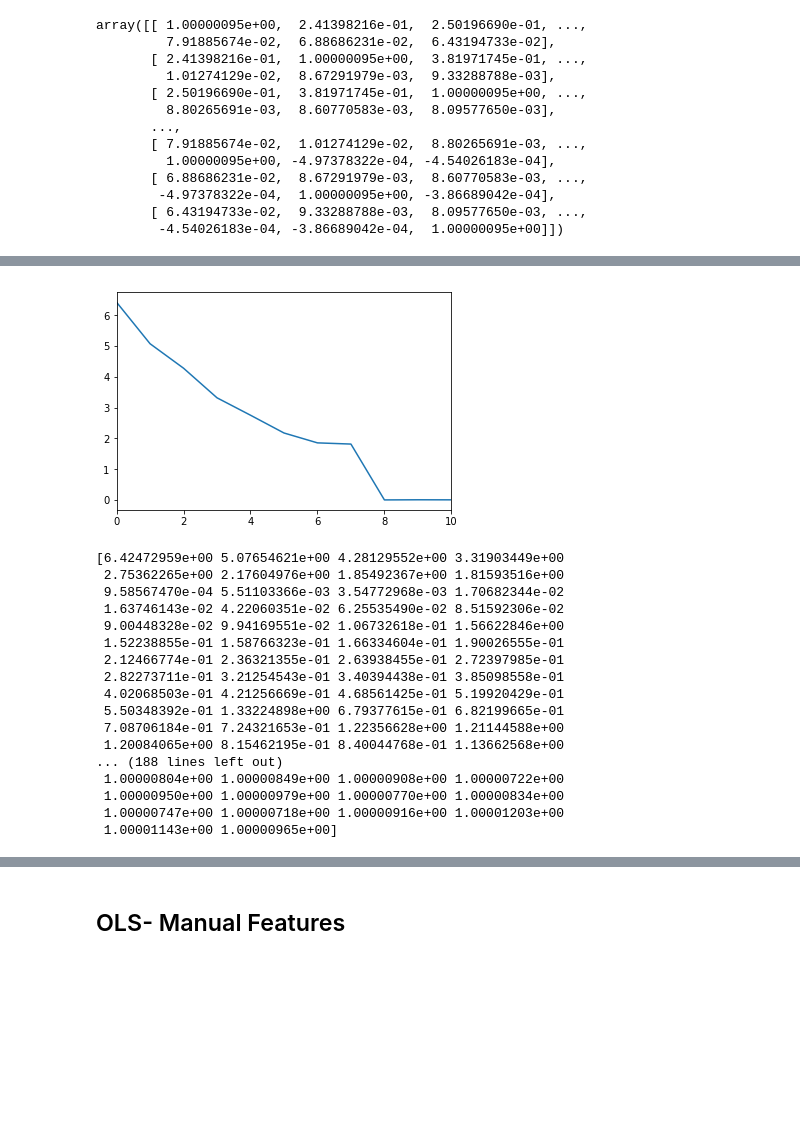
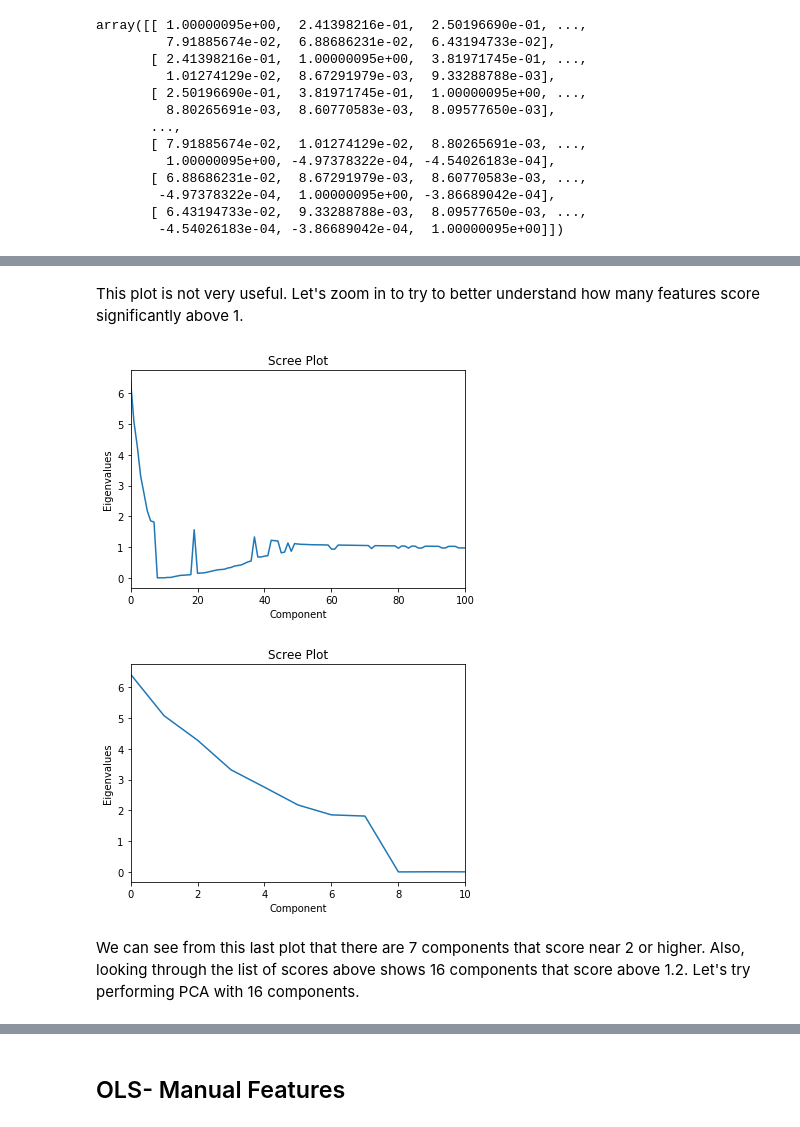
Before and after one commit to danehooker/Thinkful-Projects, a Jupyter notebook: Supervised Learning Capstone.ipynb, the cells around one changed output, grey strips where cells are left out. Cells and saved outputs as stored; diff of their text form; code cells hidden in the pictures; blank space fills up the shorter version.

```diff
--- a/Supervised Learning Capstone.ipynb
+++ b/Supervised Learning Capstone.ipynb
@@ -378,29 +394,27 @@ eig_val_cov, eig_vec_cov = np.linalg.eig(Cx)
+# %% [markdown]
+This plot is not very useful. Let's zoom in to try to better understand how many features score significantly above 1.
+# %%
+# print scree plot
+plt.plot(eig_val_cov)
+plt.xlim(0, 100)
+plt.ylabel('Eigenvalues')
+plt.xlabel('Component')
+plt.title('Scree Plot')
+plt.show()
+# %% [output]
+[figure, added]
 # %%
 # print scree plot
 plt.plot(eig_val_cov)
 plt.xlim(0, 10)
+plt.ylabel('Eigenvalues')
+plt.xlabel('Component')
+plt.title('Scree Plot')
 plt.show()
-
-print(eig_val_cov)
 # %% [output]
-[figure, old version]
+[figure, new version]
-[6.42472959e+00 5.07654621e+00 4.28129552e+00 3.31903449e+00
- 2.75362265e+00 2.17604976e+00 1.85492367e+00 1.81593516e+00
- 9.58567470e-04 5.51103366e-03 3.54772968e-03 1.70682344e-02
- 1.63746143e-02 4.22060351e-02 6.25535490e-02 8.51592306e-02
- 9.00448328e-02 9.94169551e-02 1.06732618e-01 1.56622846e+00
- 1.52238855e-01 1.58766323e-01 1.66334604e-01 1.90026555e-01
- 2.12466774e-01 2.36321355e-01 2.63938455e-01 2.72397985e-01
- 2.82273711e-01 3.21254543e-01 3.40394438e-01 3.85098558e-01
- 4.02068503e-01 4.21256669e-01 4.68561425e-01 5.19920429e-01
- 5.50348392e-01 1.33224898e+00 6.79377615e-01 6.82199665e-01
- 7.08706184e-01 7.24321653e-01 1.22356628e+00 1.21144588e+00
- 1.20084065e+00 8.15462195e-01 8.40044768e-01 1.13662568e+00
-... (188 lines left out)
- 1.00000804e+00 1.00000849e+00 1.00000908e+00 1.00000722e+00
- 1.00000950e+00 1.00000979e+00 1.00000770e+00 1.00000834e+00
- 1.00000747e+00 1.00000718e+00 1.00000916e+00 1.00001203e+00
- 1.00001143e+00 1.00000965e+00]
+# %% [markdown]
+We can see from this last plot that there are 7 components that score near 2 or higher. Also, looking through the list of scores above shows 16 components that score above 1.2. Let's try performing PCA with 16 components.
 # %%
 sklearn_pca = PCA(n_components=16)
 Y_sklearn = sklearn_pca.fit_transform(X_pca)
```
Also changed, not shown: parts of 35 cells of this notebook.
